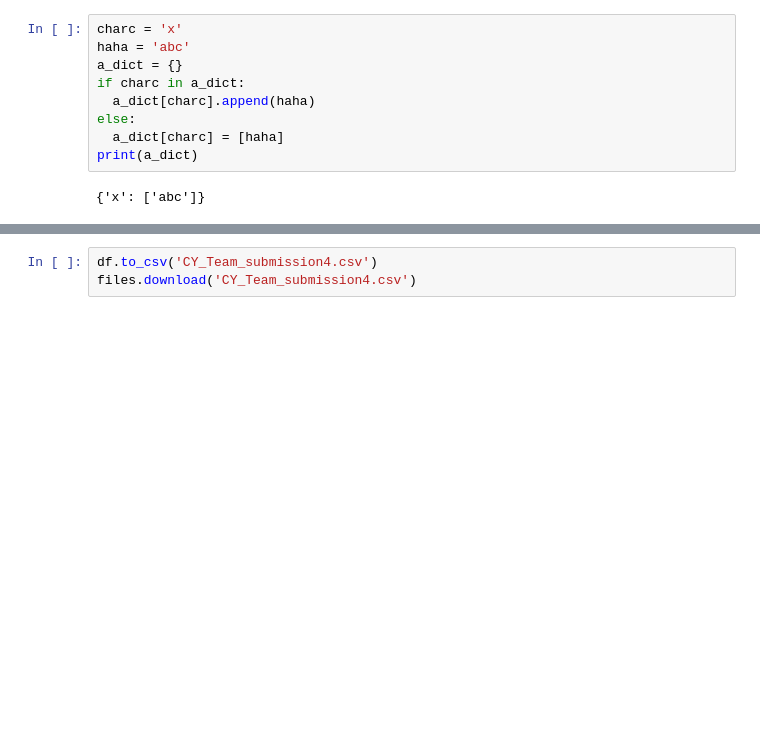
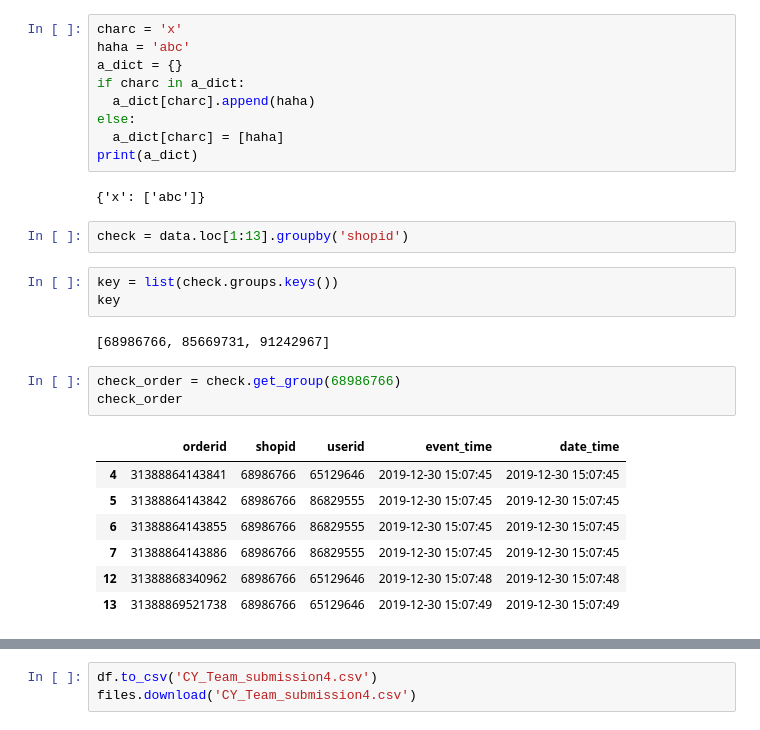
Before and after one commit to ee2110/Kaggle_projects_competition, a Jupyter notebook: Shopee_Code_League_2020/Order_Brushing/CYTeam_Order_Brushing.ipynb, the cells around one changed output, grey strips where cells are left out. Drawn from its saved outputs; the diff is of its cells as text; blank space fills up the shorter version.

```diff
--- a/Shopee_Code_League_2020/Order_Brushing/CYTeam_Order_Brushing.ipynb
+++ b/Shopee_Code_League_2020/Order_Brushing/CYTeam_Order_Brushing.ipynb
@@ -189,3 +183,21 @@ else:
 print(a_dict)
 # %% [output]
 {'x': ['abc']}
+# %%
+check = data.loc[1:13].groupby('shopid')
+# %%
+key = list(check.groups.keys())
+key
+# %% [output]
+[68986766, 85669731, 91242967]
+# %%
+check_order = check.get_group(68986766)
+check_order
+# %% [output]
+|  | orderid | shopid | userid | event_time | date_time |
+| 4 | 31388864143841 | 68986766 | 65129646 | 2019-12-30 15:07:45 | 2019-12-30 15:07:45 |
+| 5 | 31388864143842 | 68986766 | 86829555 | 2019-12-30 15:07:45 | 2019-12-30 15:07:45 |
+| 6 | 31388864143855 | 68986766 | 86829555 | 2019-12-30 15:07:45 | 2019-12-30 15:07:45 |
+| 7 | 31388864143886 | 68986766 | 86829555 | 2019-12-30 15:07:45 | 2019-12-30 15:07:45 |
+| 12 | 31388868340962 | 68986766 | 65129646 | 2019-12-30 15:07:48 | 2019-12-30 15:07:48 |
+| 13 | 31388869521738 | 68986766 | 65129646 | 2019-12-30 15:07:49 | 2019-12-30 15:07:49 |
```
Also changed, not shown: parts of 28 cells of this notebook.
